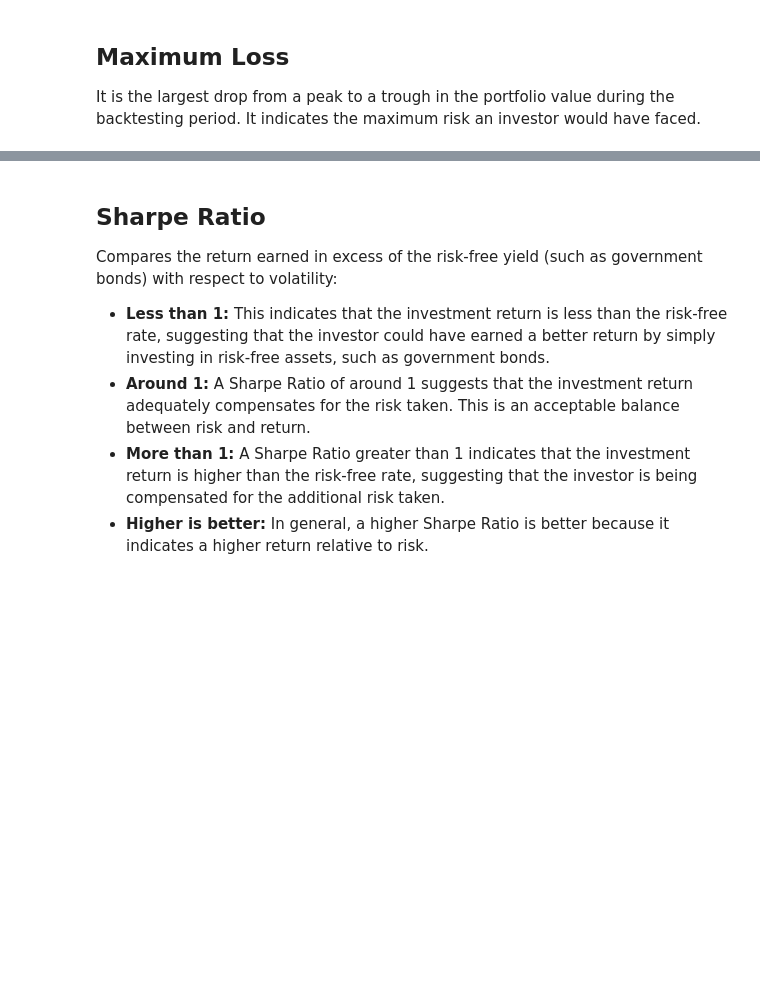
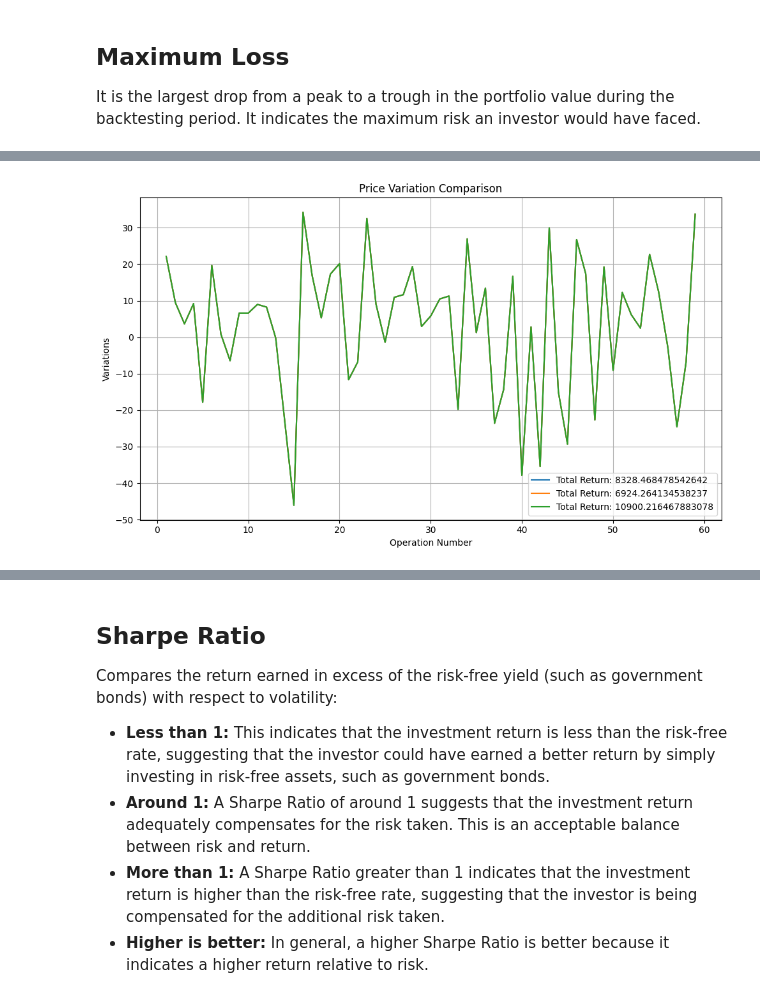
Before and after one commit to AdalDiazFarina/TFG-service, a Jupyter notebook: app/notebooks/Vanguard_SP500_ETF.ipynb, the cells around one changed output, grey strips where cells are left out. Saved outputs shown, nothing was run; the diff lists cells and outputs as text; code cells hidden in the pictures; blank space fills up the shorter version.

```diff
--- a/app/notebooks/Vanguard_SP500_ETF.ipynb
+++ b/app/notebooks/Vanguard_SP500_ETF.ipynb
@@ -574,0 +379,5 @@ Average maximum loss:  -24.84333038330078
+# %%
+price_diff, max_loss_values = m.CalculateMaximunLoss(data)
+m.showMaximunLossGraphic(data, price_diff)
+# %% [output]
+[figure, added]
```
Also changed, not shown: parts of 45 cells of this notebook, 10 other files.
